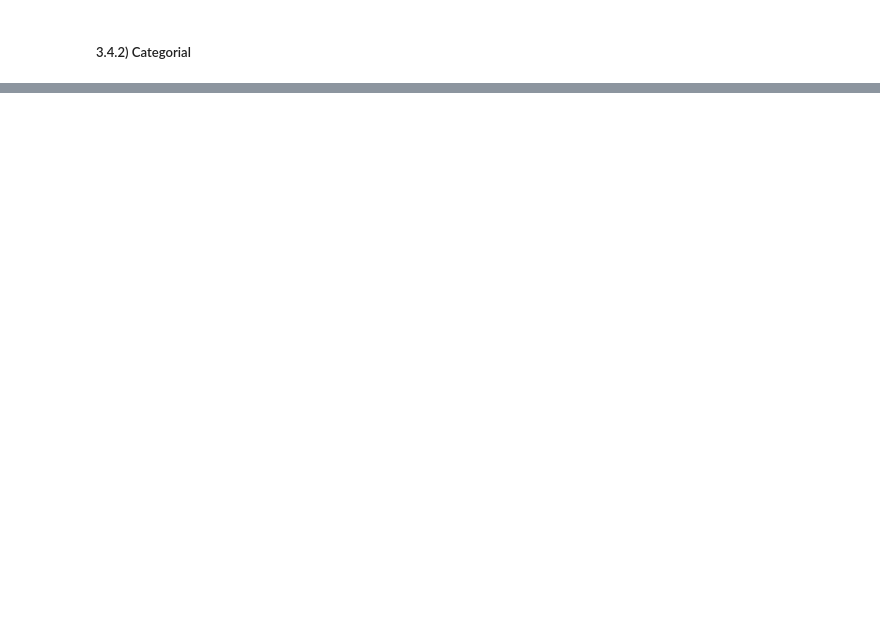
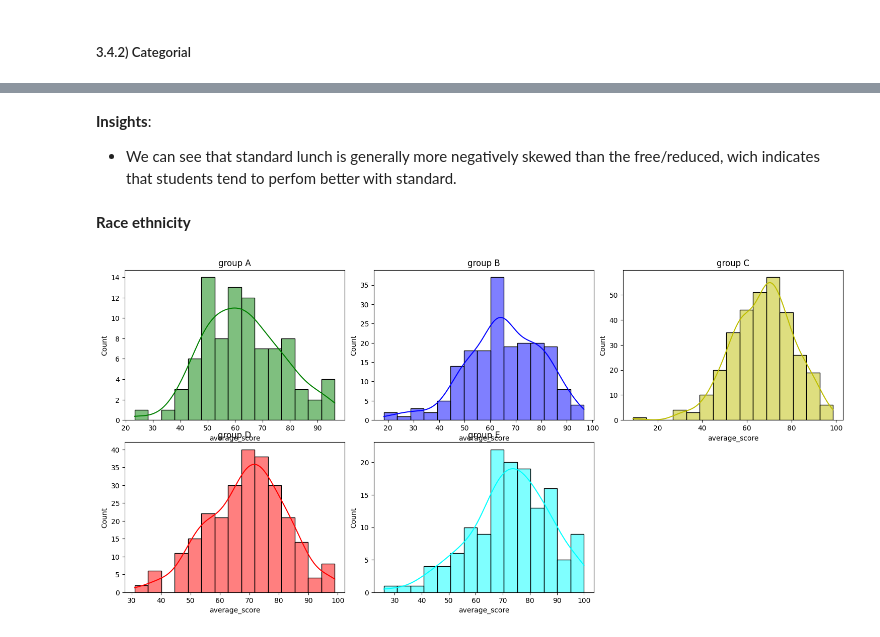
Before and after one commit to hfpmatheus/student-performance-indicator, a Jupyter notebook: notebooks/01_EXPLORATORY DATA ANALYSIS.ipynb, the cells around one changed output, grey strips where cells are left out. Drawn from its saved outputs; the diff is of its cells as text; code cells hidden in the pictures; blank space fills up the shorter version.

```diff
--- a/notebooks/01_EXPLORATORY DATA ANALYSIS.ipynb
+++ b/notebooks/01_EXPLORATORY DATA ANALYSIS.ipynb
@@ -118,0 +198,20 @@ df_categorical = df_students.select_dtypes(include='object')
+# %% [markdown]
+**Insights**:
+- We can see that standard lunch is generally more negatively skewed than the free/reduced, wich indicates that students tend to perfom better with standard.
+# %% [markdown]
+**Race ethnicity**
+# %%
+fig, axs = plt.subplots(2, 3, figsize=(15, 7))
+plt.tight_layout()
+
+sns.histplot(data=df_students[df_students.race_ethnicity=='group A'], x='average_score', bins=15, kde=True, color='green', ax=axs[0, 0]).set_title('group A')
+sns.histplot(data=df_students[df_students.race_ethnicity=='group B'], x='average_score', bins=15, kde=True, color='blue', ax=axs[0, 1]).set_title('group B')
+sns.histplot(data=df_students[df_students.race_ethnicity=='group C'], x='average_score', bins=15, kde=True, color='yellow', ax=axs[0, 2]).set_title('group C')
+sns.histplot(data=df_students[df_students.race_ethnicity=='group D'], x='average_score', bins=15, kde=True, color='red', ax=axs[1, 0]).set_title('group D')
+sns.histplot(data=df_students[df_students.race_ethnicity=='group E'], x='average_score', bins=15, kde=True, color='aqua', ax=axs[1, 1]).set_title('group E')
+
+# # Hiding the empty subplot in the last column and last row
+axs[1, 2].axis('off')
+plt.show()
+# %% [output]
+[figure, added]
```
Also changed, not shown: parts of 22 cells of this notebook.
